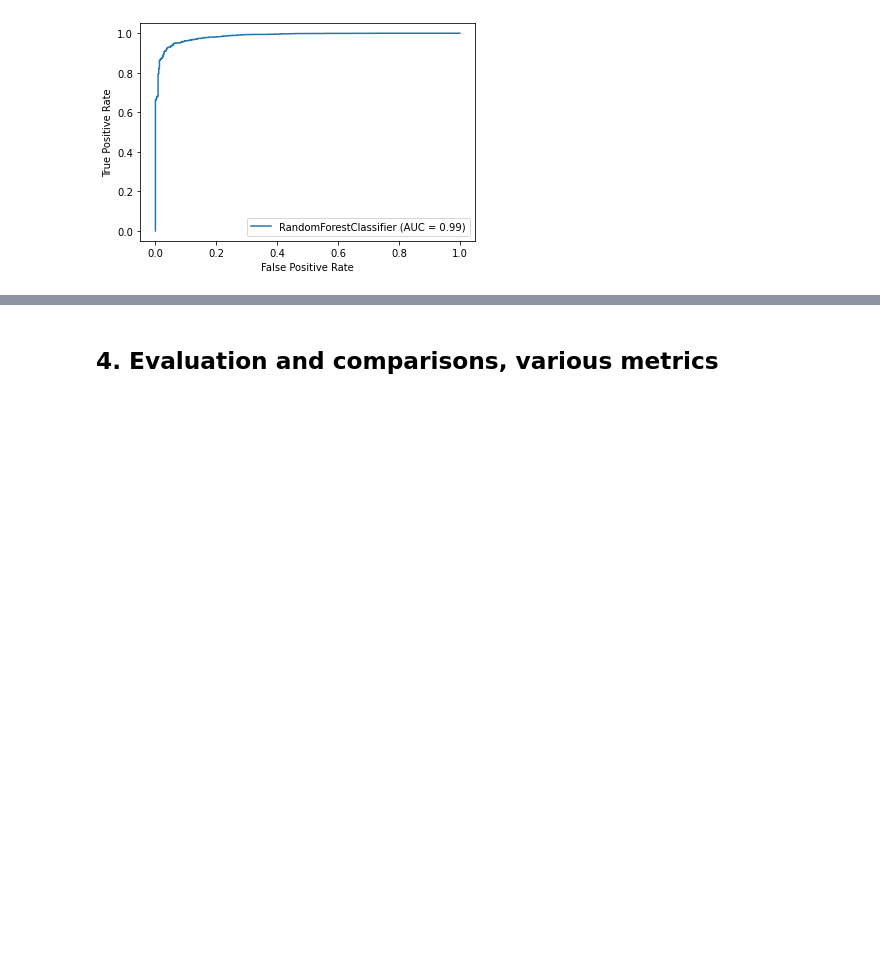
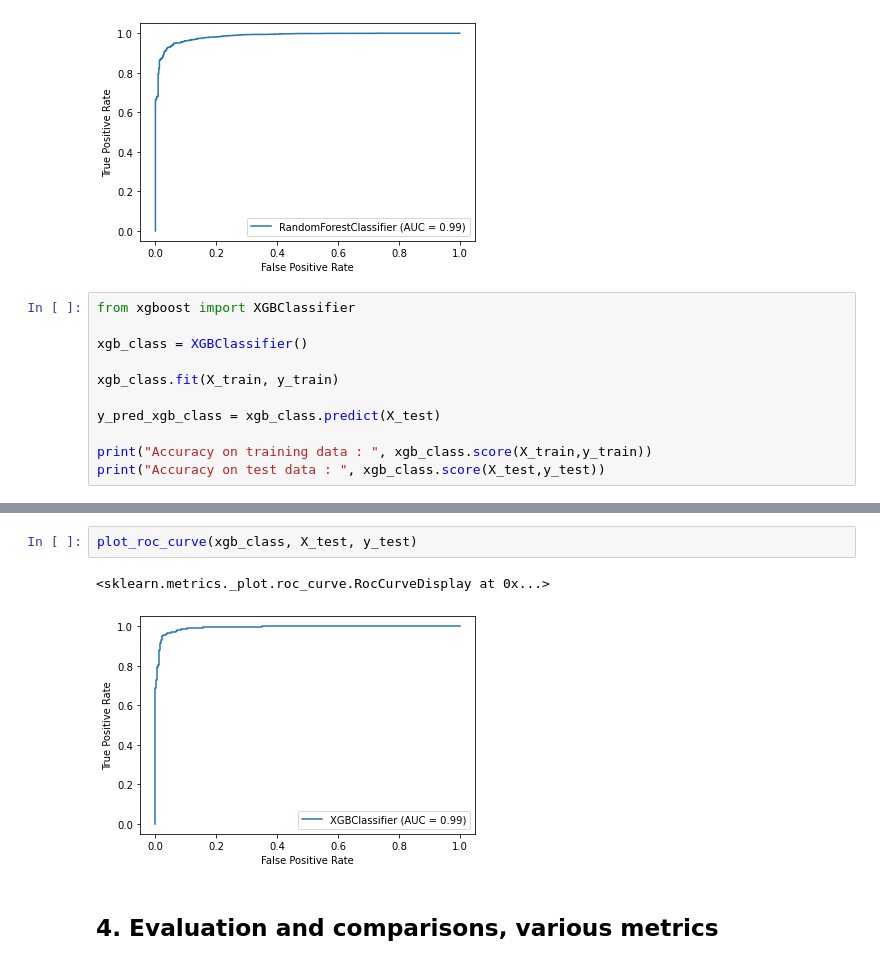
Before and after one commit to Elena-Chikara/Banking-churn-prediction-for-marketing-purposes, a Jupyter notebook: Bank_template_AD2.ipynb, the cells around one changed output, grey strips where cells are left out. Drawn from its saved outputs; the diff is of its cells as text; blank space fills up the shorter version.

Commit message:
XGBoostClassifier

```diff
--- a/Bank_template_AD2.ipynb
+++ b/Bank_template_AD2.ipynb
@@ -1098,3 +1101,14 @@ plot_roc_curve(tree3, X_test, y_test)
 # %% [output]
 <sklearn.metrics._plot.roc_curve.RocCurveDisplay at 0x...>
 [figure]
+# %%
+from xgboost import XGBClassifier
+
+xgb_class = XGBClassifier()
+
+xgb_class.fit(X_train, y_train)
+
+y_pred_xgb_class = xgb_class.predict(X_test)
+
+print("Accuracy on training data : ", xgb_class.score(X_train,y_train))
+print("Accuracy on test data : ", xgb_class.score(X_test,y_test))
@@ -1101,3 +1132,8 @@ plot_roc_curve(tree3, X_test, y_test)
+# %%
+plot_roc_curve(xgb_class, X_test, y_test)
+# %% [output]
+<sklearn.metrics._plot.roc_curve.RocCurveDisplay at 0x...>
+[figure, added]
 # %% [markdown]
 ## 4. Evaluation and comparisons, various metrics
 # %% [markdown]
```
Also changed, not shown: parts of 14 cells of this notebook.
